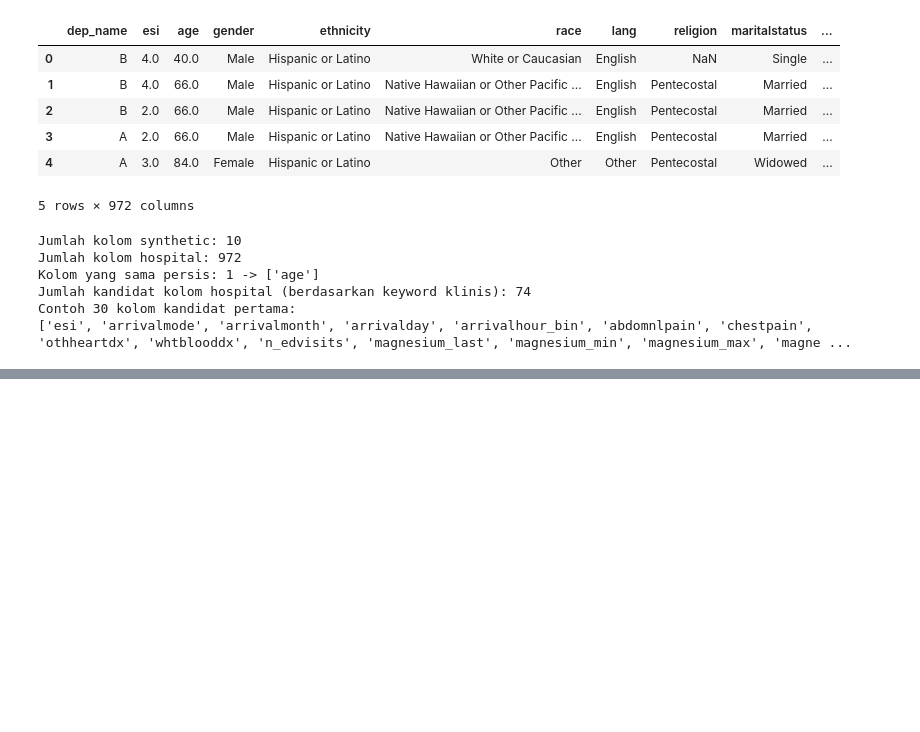
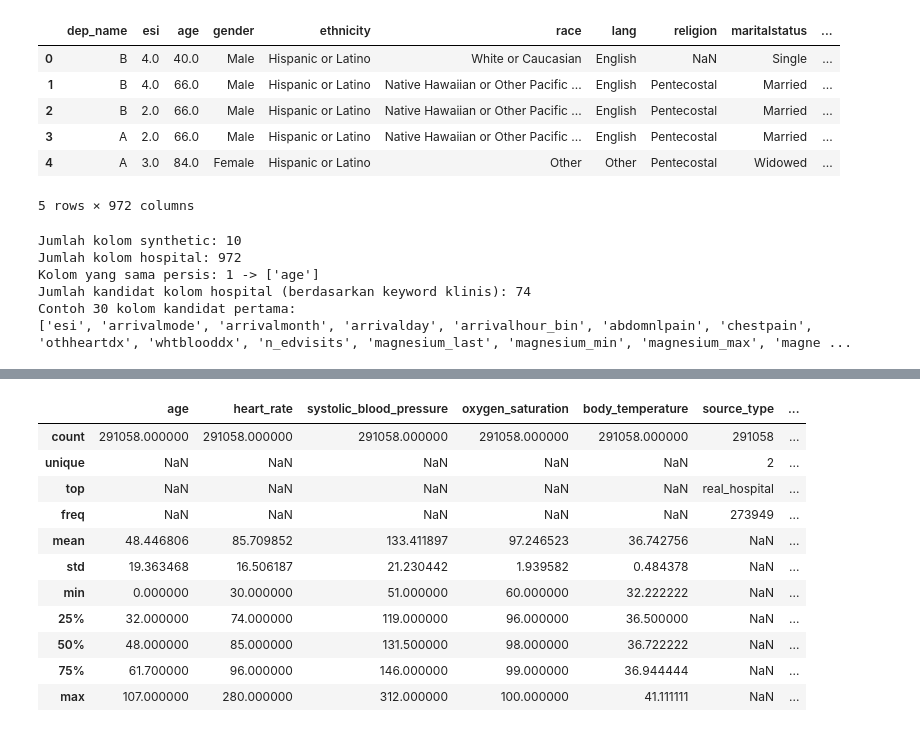
Before and after one commit to mziccoalfarozi-source/hackathon1, a Jupyter notebook: ai-engine/data_prep.ipynb, the cells around one changed output, grey strips where cells are left out. Drawn from its saved outputs; the diff is of its cells as text; code cells hidden in the pictures; blank space fills up the shorter version.

```diff
--- a/ai-engine/data_prep.ipynb
+++ b/ai-engine/data_prep.ipynb
@@ -160,0 +434,85 @@ Contoh 30 kolom kandidat pertama:
+# %%
+# Finalisasi metadata provenance: tambahkan source_type, konversi suhu sesuai sumber, lalu timpa CSV siap training
+from pathlib import Path
+import pandas as pd
+
+hospital_csv_path = Path("../Dataset/Hospital Triage and Patient History/hospital_triage_clean.csv")
+synthetic_candidates = [
+    Path("../Dataset/Synthetic Medical Triage/synthetic_medical_triage_priority_dataset.csv"),
+    Path("../Dataset/Synthetic Medical Triage Priority Dataset/synthetic_medical_triage.csv"),
+]
+synthetic_csv_path = next((path for path in synthetic_candidates if path.exists()), None)
+
+if synthetic_csv_path is None:
+    raise FileNotFoundError("Dataset sintetis tidak ditemukan di path kandidat manapun.")
+if not hospital_csv_path.exists():
+    raise FileNotFoundError(f"Dataset hospital tidak ditemukan: {hospital_csv_path.resolve()}")
+
+df_synthetic = pd.read_csv(synthetic_csv_path)
+df_hospital = pd.read_csv(hospital_csv_path)
+
+df_synthetic = df_synthetic[[
+    "age",
+    "heart_rate",
+    "systolic_blood_pressure",
+    "oxygen_saturation",
+    "body_temperature",
+    "triage_level",
+]].copy()
+df_hospital = df_hospital[[
+    "age",
+    "triage_vital_hr",
+    "triage_vital_sbp",
+    "triage_vital_o2",
+    "triage_vital_temp",
+    "esi",
+]].copy()
+
+df_synthetic["source_type"] = "synthetic"
+df_hospital["source_type"] = "real_hospital"
+
+df_hospital = df_hospital.rename(columns={
+    "triage_vital_hr": "heart_rate",
+    "triage_vital_sbp": "systolic_blood_pressure",
+    "triage_vital_o2": "oxygen_saturation",
+    "triage_vital_temp": "body_temperature",
+})
+
+df_synthetic["priority_score"] = df_synthetic["triage_level"].map({0: 0, 1: 1, 2: 2}).astype("Int64")
+df_hospital["priority_score"] = df_hospital["esi"].map({1: 2, 2: 2, 3: 1, 4: 0, 5: 0}).astype("Int64")
+
+df_synthetic = df_synthetic.drop(columns=["triage_level"])
+df_hospital = df_hospital.drop(columns=["esi"])
+
+df_ready = pd.concat([df_synthetic, df_hospital], ignore_index=True)
+
+# Synthetic sudah Celsius; hanya hospital yang dikonversi dari Fahrenheit ke Celsius
+hospital_mask = df_ready["source_type"] == "real_hospital"
+df_ready.loc[hospital_mask, "body_temperature"] = (df_ready.loc[hospital_mask, "body_temperature"] - 32) * 5 / 9
+
+temp_outlier_mask = (df_ready["body_temperature"] < 30) | (df_ready["body_temperature"] > 45)
+temp_outlier_count = int(temp_outlier_mask.sum())
+print(f"Jumlah outlier suhu yang dibuang (<30C atau >45C): {temp_outlier_count}")
+df_ready = df_ready.loc[~temp_outlier_mask].copy()
+
+critical_columns = ["age", "heart_rate", "systolic_blood_pressure", "oxygen_saturation", "body_temperature", "priority_score"]
+missing_before = int(df_ready[critical_columns].isna().any(axis=1).sum())
+print(f"Jumlah baris dengan missing pada kolom kritikal sebelum dropna: {missing_before}")
+df_ready = df_ready.dropna(subset=critical_columns).copy()
+
+print("\n=== Distribusi priority_score berdasarkan source_type ===")
+print(df_ready.groupby("source_type")["priority_score"].value_counts(dropna=False).sort_index())
+
+ready_csv_path = Path("../Dataset/final_triage_dataset_ready.csv")
+df_ready.to_csv(ready_csv_path, index=False)
+print(f"CSV metadata final ditimpa di: {ready_csv_path.resolve()}")
+
+print("\n=== df_ready.describe() ===")
+display(df_ready.describe(include="all"))
+
+print("\n=== df_ready.info() ===")
+df_ready.info()
+
+print("\n=== df_ready.isna().sum() ===")
+print(df_ready.isna().sum())
+# %% [output]
@@ -160,0 +534,12 @@ Contoh 30 kolom kandidat pertama:
+|  | age | heart_rate | systolic_blood_pressure | oxygen_saturation | body_temperature | source_type | ... |
+| count | 291058.000000 | 291058.000000 | 291058.000000 | 291058.000000 | 291058.000000 | 291058 | ... |
+| unique | NaN | NaN | NaN | NaN | NaN | 2 | ... |
+| top | NaN | NaN | NaN | NaN | NaN | real_hospital | ... |
+| freq | NaN | NaN | NaN | NaN | NaN | 273949 | ... |
+| mean | 48.446806 | 85.709852 | 133.411897 | 97.246523 | 36.742756 | NaN | ... |
+| std | 19.363468 | 16.506187 | 21.230442 | 1.939582 | 0.484378 | NaN | ... |
+| min | 0.000000 | 30.000000 | 51.000000 | 60.000000 | 32.222222 | NaN | ... |
+| 25% | 32.000000 | 74.000000 | 119.000000 | 96.000000 | 36.500000 | NaN | ... |
+| 50% | 48.000000 | 85.000000 | 131.500000 | 98.000000 | 36.722222 | NaN | ... |
+| 75% | 61.700000 | 96.000000 | 146.000000 | 99.000000 | 36.944444 | NaN | ... |
+| max | 107.000000 | 280.000000 | 312.000000 | 100.000000 | 41.111111 | NaN | ... |
```
Also changed, not shown: parts of 8 cells of this notebook, 4 other files.
